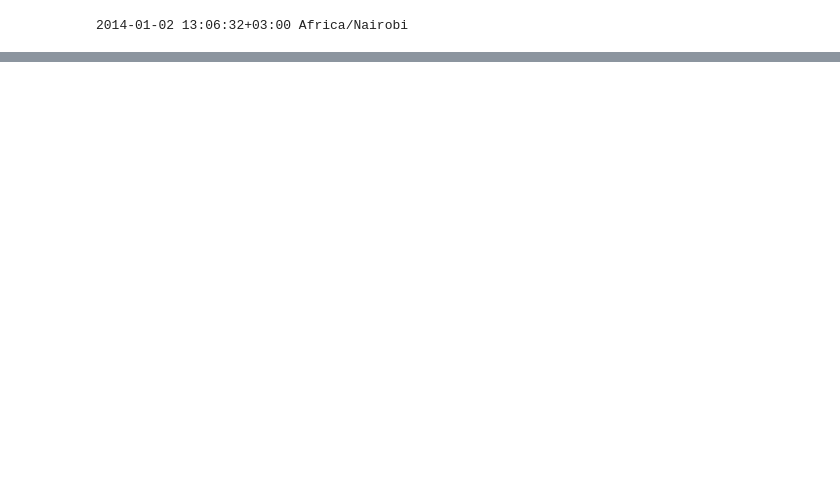
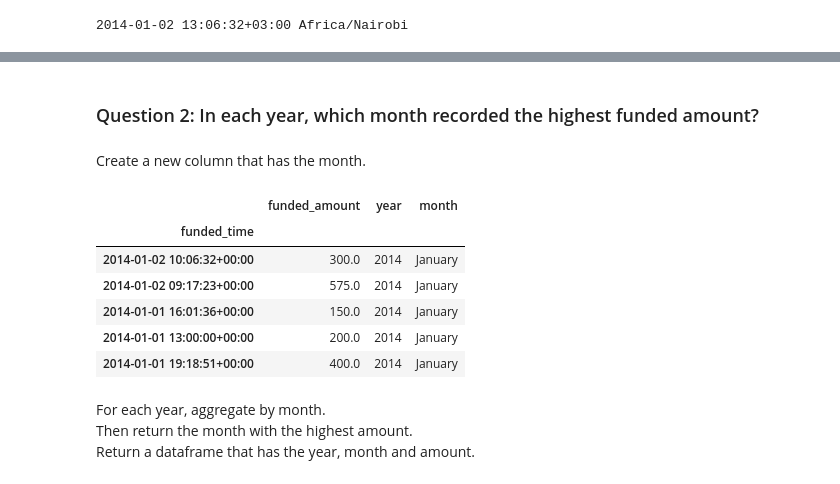
Before and after one commit to ericgitonga/articles, a Jupyter notebook: datetime/DatetimeIndex.ipynb, the cells around one changed output, grey strips where cells are left out. Cells and saved outputs as stored; diff of their text form; code cells hidden in the pictures; blank space fills up the shorter version.

```diff
--- a/datetime/DatetimeIndex.ipynb
+++ b/datetime/DatetimeIndex.ipynb
@@ -185,0 +241,19 @@ df.sample(1000)
+# %% [markdown]
+### Question 2: In each year, which month recorded the highest funded amount?
+# %% [markdown]
+Create a new column that has the month.
+# %%
+df["month"] = df.index.month_name()
+df.head()
+# %% [output]
+|  | funded_amount | year | month |
+| funded_time |  |  |  |
+| 2014-01-02 10:06:32+00:00 | 300.0 | 2014 | January |
+| 2014-01-02 09:17:23+00:00 | 575.0 | 2014 | January |
+| 2014-01-01 16:01:36+00:00 | 150.0 | 2014 | January |
+| 2014-01-01 13:00:00+00:00 | 200.0 | 2014 | January |
+| 2014-01-01 19:18:51+00:00 | 400.0 | 2014 | January |
+# %% [markdown]
+For each year, aggregate by month.
+Then return the month with the highest amount.
+Return a dataframe that has the year, month and amount.
```
Also changed, not shown: parts of 35 cells of this notebook.
